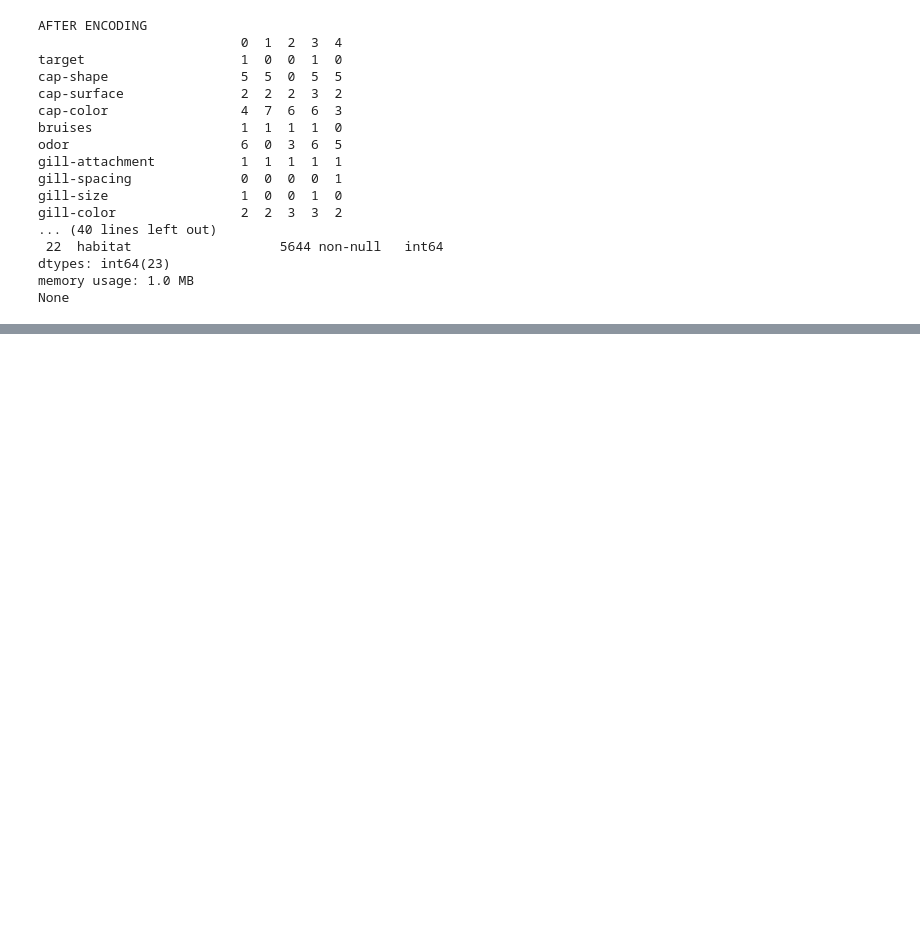
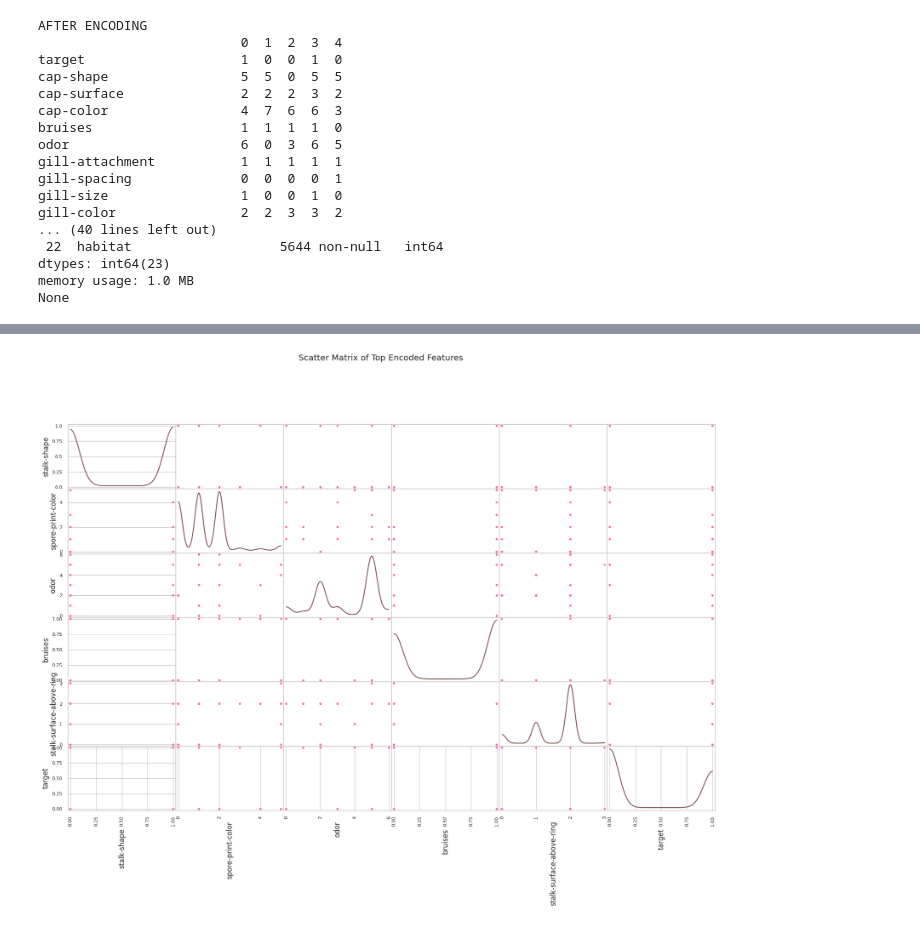
Before and after one commit to Cherryberry112/CSE475_Machine_Learning-, a Jupyter notebook: Lab/lab01_DecisionTree_RandomForest_Mushroom_dataset.ipynb, the cells around one changed output, grey strips where cells are left out. Cells and saved outputs as stored; diff of their text form; code cells hidden in the pictures; blank space fills up the shorter version.

```diff
--- a/Lab/lab01_DecisionTree_RandomForest_Mushroom_dataset.ipynb
+++ b/Lab/lab01_DecisionTree_RandomForest_Mushroom_dataset.ipynb
@@ -105,0 +127,30 @@ None
+# %%
+# =================
+# SCATTER MATRIX
+# =================
+
+top_features = (
+    corr["target"]
+    .abs()
+    .sort_values(ascending=False)
+    .index[1:6]   # top 5 features excluding target
+)
+
+scatter_df = df[top_features.tolist() + ["target"]]
+
+axes = pd.plotting.scatter_matrix(
+    scatter_df,
+    figsize=(20, 12),
+    diagonal="kde",
+    alpha=0.6,
+    color="hotpink"
+)
+# Rotate axis labels for readability
+for ax in axes.flatten():
+    ax.set_xlabel(ax.get_xlabel(), rotation=90)   # vertical x-axis labels
+
+
+plt.suptitle("Scatter Matrix of Top Encoded Features", y=1.02)
+plt.show()
+# %% [output]
+[figure, added]
```
Also changed, not shown: parts of 2 cells of this notebook.
